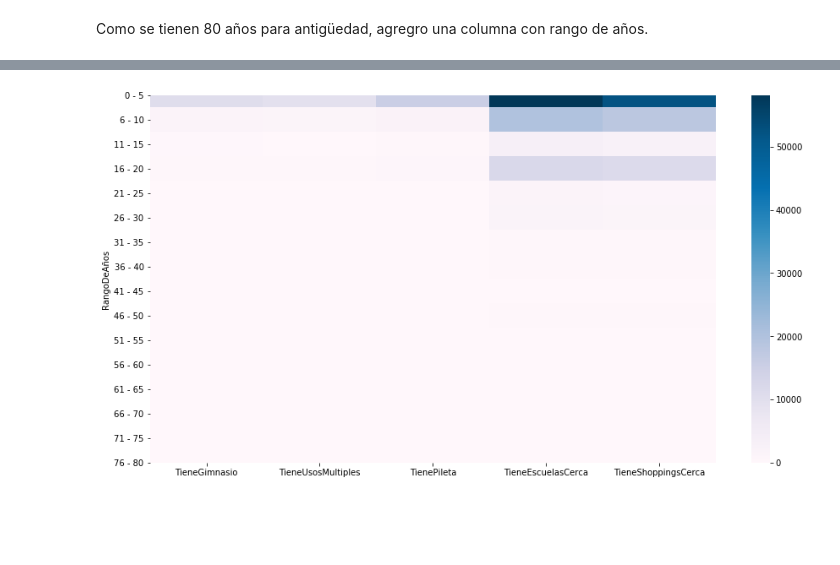
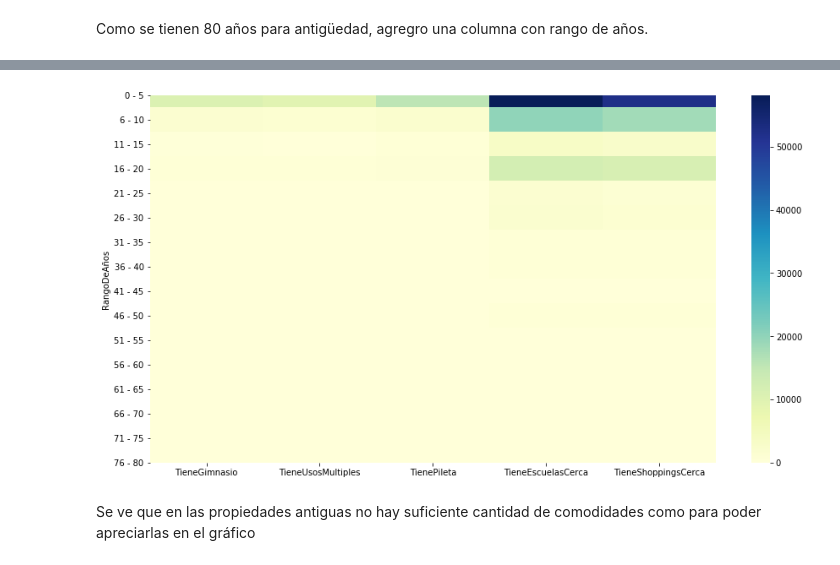
Before and after one commit to komod0/TPs-Org.Datos, a Jupyter notebook: tp1/nbfacundo.ipynb, the cells around one changed output, grey strips where cells are left out. Cells and saved outputs as stored; diff of their text form; code cells hidden in the pictures; blank space fills up the shorter version.

Commit message:
- Se modificó formato de heatmap - Se asignó una copia de DataFrame para tener dos instancias a analizar el heatmap - Limpieza de código

```diff
--- a/tp1/nbfacundo.ipynb
+++ b/tp1/nbfacundo.ipynb
@@ -840,3 +843,3 @@ df_aux = df_comodidad.apply(rango_de_años, axis = 1) # Devuelve una serie
 # %%
 # Se agrega la columna correspondiente al rango de años de antigüedad
-df_comodidad['RangoDeAños'] = df_aux
+df_comodidad_agrupada['RangoDeAños'] = df_aux
@@ -845,16 +846,17 @@ df_comodidad['RangoDeAños'] = df_aux
 # %%
-df_aux = df_comodidad.groupby('RangoDeAños').agg({'TieneGimnasio':'sum', \
+# Se usa el auxiliar para agrupar por rango de años
+df_aux = df_comodidad_agrupada.groupby('RangoDeAños').agg({'TieneGimnasio':'sum', \
                                         'TieneUsosMultiples':'sum', \
                                         'TienePileta':'sum', \
                                         'TieneEscuelasCerca':'sum', \
                                         'TieneShoppingsCerca':'sum'})
 # Aquí df_aux no toma en cuenta la columna Antigüedad
 # %%
-df_comodidad = df_aux.copy()
+df_comodidad_agrupada = df_aux.copy()
 # %%
 # Ahora se cambia el nombre de las filas del índice RangoDeAños
 dictionary = {'00':'0 - 5', '01':'6 - 10', '02':'11 - 15', '03':'16 - 20', \
              '04':'21 - 25', '05':'26 - 30', '06':'31 - 35', '07':'36 - 40', \
              '08':'41 - 45', '09':'46 - 50', '10':'51 - 55', '11':'56 - 60', \
              '12':'61 - 65', '13':'66 - 70', '14':'71 - 75', '15':'76 - 80'}
-df_comodidad.rename(dictionary, axis=0, inplace=True)
+df_comodidad_agrupada.rename(dictionary, axis=0, inplace=True)
@@ -871,5 +884,7 @@ df_comodidad.head()
 # %%
 plt.figure(figsize=(15,8))
-plot = sb.heatmap(df_comodidad,cmap = 'PuBu', cbar = True)
+plot = sb.heatmap(df_comodidad_agrupada,cmap = 'YlGnBu', cbar = True)
 # %% [output]
-[figure, old version]
+[figure, new version]
+# %% [markdown]
+Se ve que en las propiedades antiguas no hay suficiente cantidad de comodidades como para poder apreciarlas en el gráfico
```
Also changed, not shown: parts of 27 cells of this notebook.
